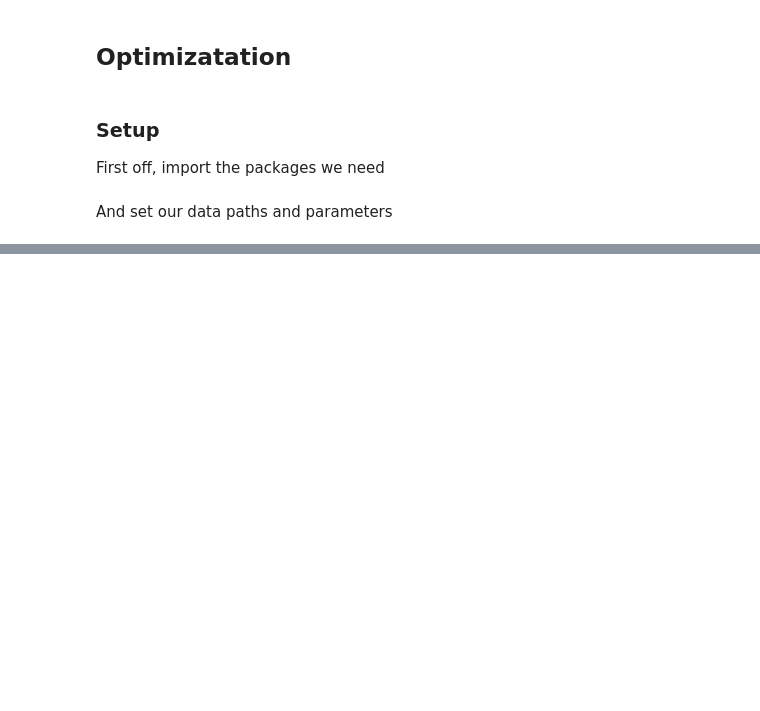
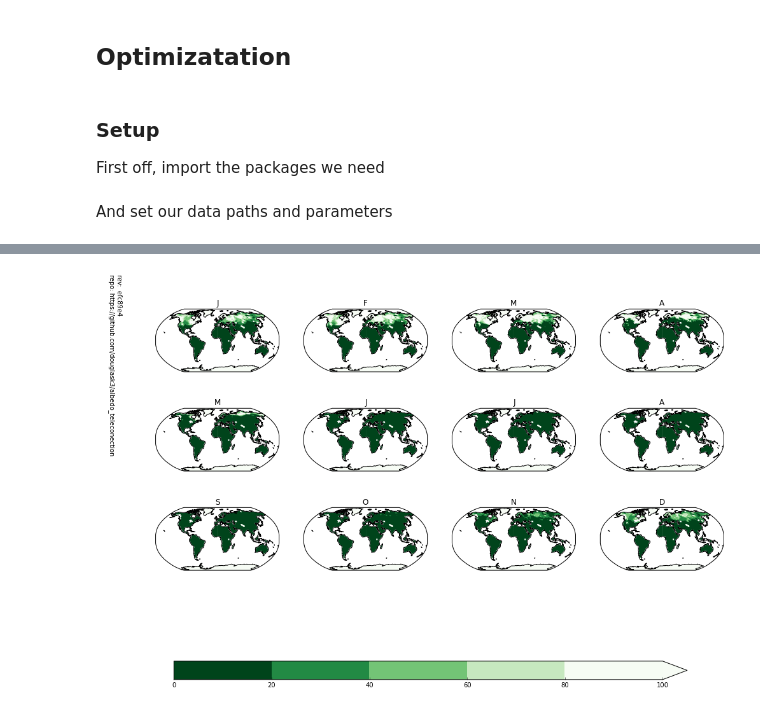
Before and after one commit to douglask3/albedo_teleconection, a Jupyter notebook: make_data_experiments.ipynb, the cells around one changed output, grey strips where cells are left out. Saved outputs shown, nothing was run; the diff lists cells and outputs as text; code cells hidden in the pictures; blank space fills up the shorter version.

```diff
--- a/make_data_experiments.ipynb
+++ b/make_data_experiments.ipynb
@@ -14,6 +14,7 @@ sys.path.append('../')
 import libs.import_iris
 import iris
 import iris.coords
+import iris.coord_categorisation
 import numpy as np
 
 import matplotlib.pyplot as plt
@@ -27,10 +28,15 @@ import matplotlib.cm as mpl_cm
 import cartopy.crs as ccrs
 from scipy.optimize import minimize
 
-plt.rcParams['figure.figsize'] = (20.0, 5.0)
+plt.rcParams['figure.figsize'] = (10.0, 10.0)
 # %% [markdown]
 And set our data paths and parameters
 # %%
-datFile = 'data/qrclim.land' ## Data file for hieght/LAI "observations"
+albFile = 'data/qrclim.land' ## Data file for hieght/LAI "observations"
+snwFile = 'data/qrclim.smow'
-# %%
-dat = iris.load(datFile)
+# %%
+alb = iris.load(albFile)
+snw = iris.load(snwFile)[5]
+print(snw)
+#iris.coord_categorisation.add_month(snw, 'time')
+#print(snw)
@@ -36,0 +58,4 @@ dat = iris.load(datFile)
+# %%
+plot_cubes_map(snw[0:12], 'JFMAMJJASOND', 'Greens_r', 100 * np.array([0.0, 0.2, 0.4, 0.6, 0.8, 1.0]), figXscale = 2, figYscale = 0.67, extend = 'max')
+# %% [output]
+[figure, added]
```
Also changed, not shown: parts of 3 cells of this notebook.
